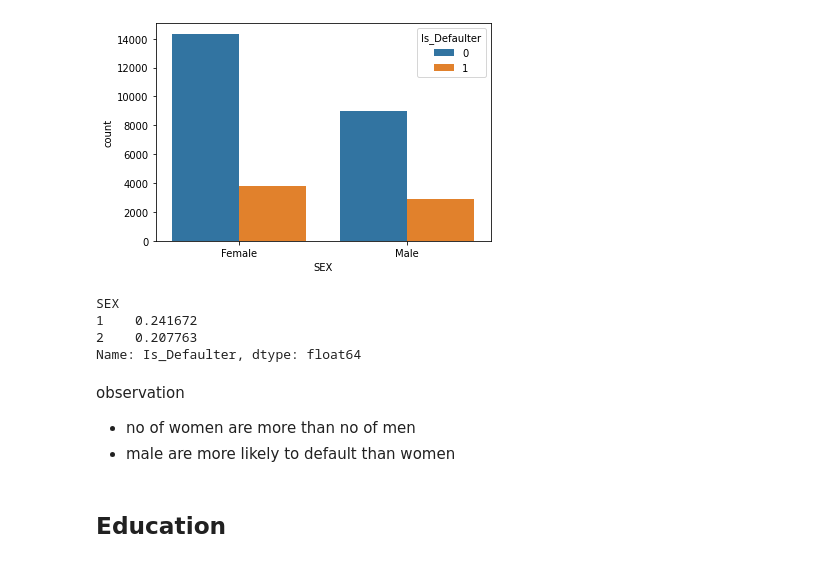
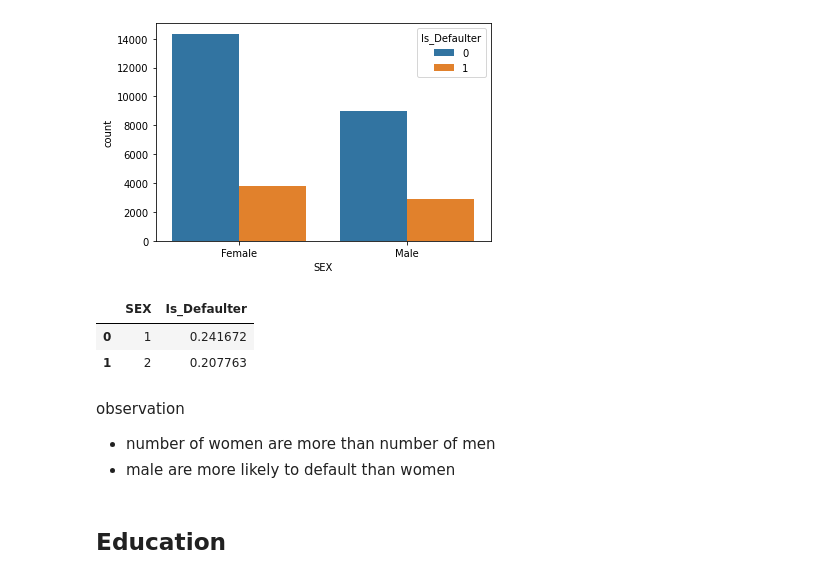
Before and after one commit to Ali-Asgar-Lakdawala/Credit-Card-Default-Prediction, a Jupyter notebook: Credit_Card_Default_Prediction_Capstone_Project.ipynb, the cells around one changed output. Drawn from its saved outputs; the diff is of its cells as text; code cells hidden in the pictures.

```diff
--- a/Credit_Card_Default_Prediction_Capstone_Project.ipynb
+++ b/Credit_Card_Default_Prediction_Capstone_Project.ipynb
@@ -259,16 +310,16 @@ sns.countplot(x = 'SEX', hue = 'Is_Defaulter', data = df_cat)
 # %% [output]
 <matplotlib.axes._subplots.AxesSubplot at 0x...>
 [figure]
-# %%
-df.groupby('SEX').mean()['Is_Defaulter']
-# %% [output]
-SEX
-1    0.241672
-2    0.207763
-Name: Is_Defaulter, dtype: float64
+# %%
+# finding the percentage values of the defaulters in sex
+df[['Is_Defaulter','SEX']].groupby('SEX').mean().reset_index()
+# %% [output]
+|  | SEX | Is_Defaulter |
+| 0 | 1 | 0.241672 |
+| 1 | 2 | 0.207763 |
 # %% [markdown]
 observation
-* no of women are more than no of men
+* number of women are more than number of men
 * male are more likely to default than women
 # %% [markdown]
 ## Education
```
Also changed, not shown: parts of 88 cells of this notebook.
